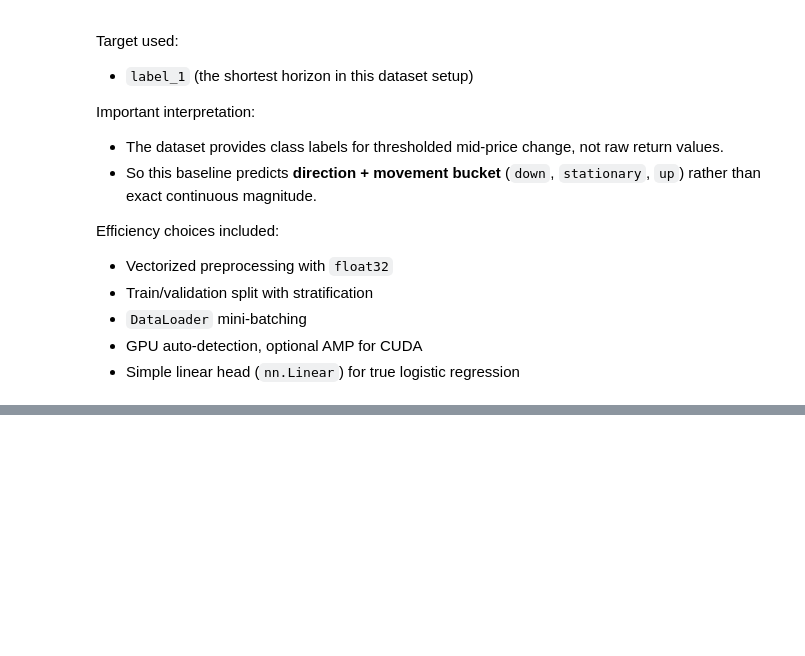
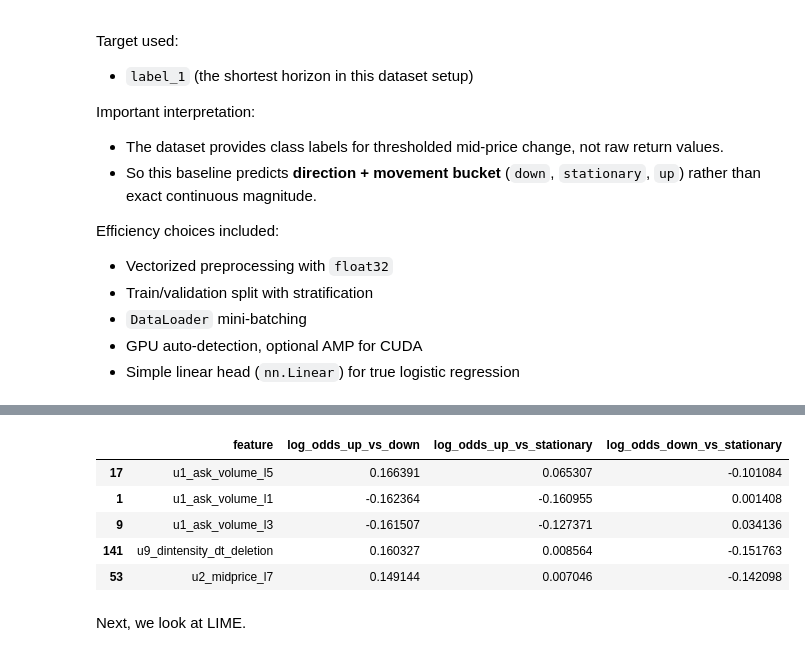
Before and after one commit to Praneeth-Suresh/LOBForecasting, a Jupyter notebook: baseline.ipynb, the cells around one changed output, grey strips where cells are left out. Cells and saved outputs as stored; diff of their text form; code cells hidden in the pictures; blank space fills up the shorter version.

```diff
--- a/baseline.ipynb
+++ b/baseline.ipynb
@@ -570,0 +605,12 @@ Training time (seconds): 16.0
+# %%
+# We can also calculate the log odds of a class relative to another (just subtract weights)
+lo_df.head(5)
+# %% [output]
+|  | feature | log_odds_up_vs_down | log_odds_up_vs_stationary | log_odds_down_vs_stationary |
+| 17 | u1_ask_volume_l5 | 0.166391 | 0.065307 | -0.101084 |
+| 1 | u1_ask_volume_l1 | -0.162364 | -0.160955 | 0.001408 |
+| 9 | u1_ask_volume_l3 | -0.161507 | -0.127371 | 0.034136 |
+| 141 | u9_dintensity_dt_deletion | 0.160327 | 0.008564 | -0.151763 |
+| 53 | u2_midprice_l7 | 0.149144 | 0.007046 | -0.142098 |
+# %% [markdown]
+Next, we look at LIME.
```
Also changed, not shown: parts of 8 cells of this notebook.
